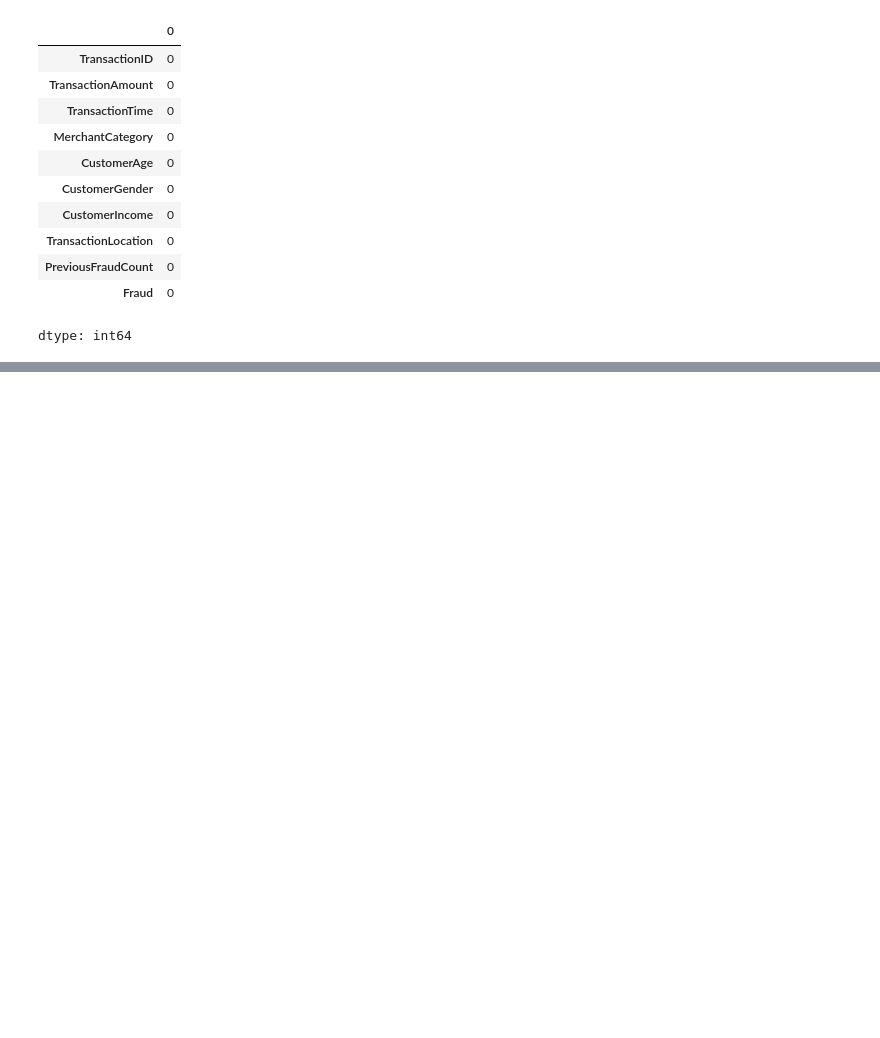
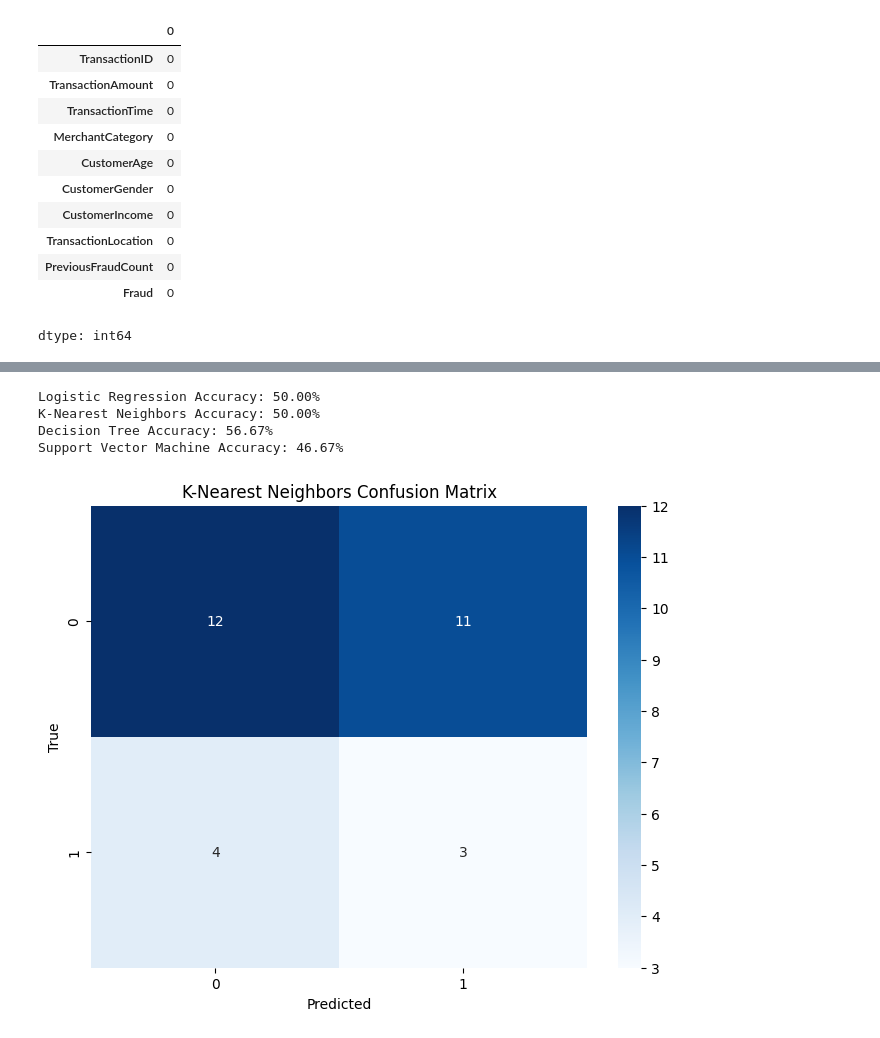
Before and after one commit to mahilohiya/ml-projects, a Jupyter notebook: CreditCardFraud.ipynb, the cells around one changed output, grey strips where cells are left out. Saved outputs shown, nothing was run; the diff lists cells and outputs as text; code cells hidden in the pictures; blank space fills up the shorter version.

```diff
--- a/CreditCardFraud.ipynb
+++ b/CreditCardFraud.ipynb
@@ -149,0 +436,24 @@ weighted avg       1.00      1.00      1.00         2
+# %%
+model_accuracies = {
+    'Logistic Regression': logreg_accuracy,
+    'K-Nearest Neighbors': knn_acc,
+    'Decision Tree': dct_acc,
+    'Support Vector Machine': svm_accuracy
+}
+
+for model, accuracy in model_accuracies.items():
+  print(f'{model} Accuracy: {accuracy*100:.2f}%')
+# %% [output]
+Logistic Regression Accuracy: 50.00%
+K-Nearest Neighbors Accuracy: 50.00%
+Decision Tree Accuracy: 56.67%
+Support Vector Machine Accuracy: 46.67%
+# %%
+plt.figure(figsize=(8, 6))
+sns.heatmap(confusion_matrix(y_test, knn_pred), annot=True, fmt='d', cmap='Blues')
+plt.title('K-Nearest Neighbors Confusion Matrix')
+plt.xlabel('Predicted')
+plt.ylabel('True')
+plt.show()
+# %% [output]
+[figure, added]
```
Also changed, not shown: parts of 32 cells of this notebook.
